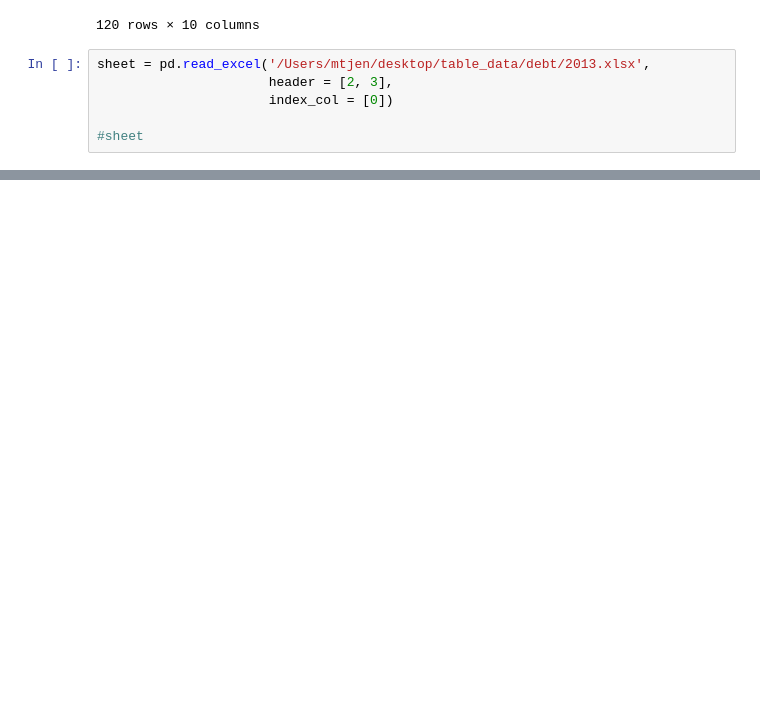
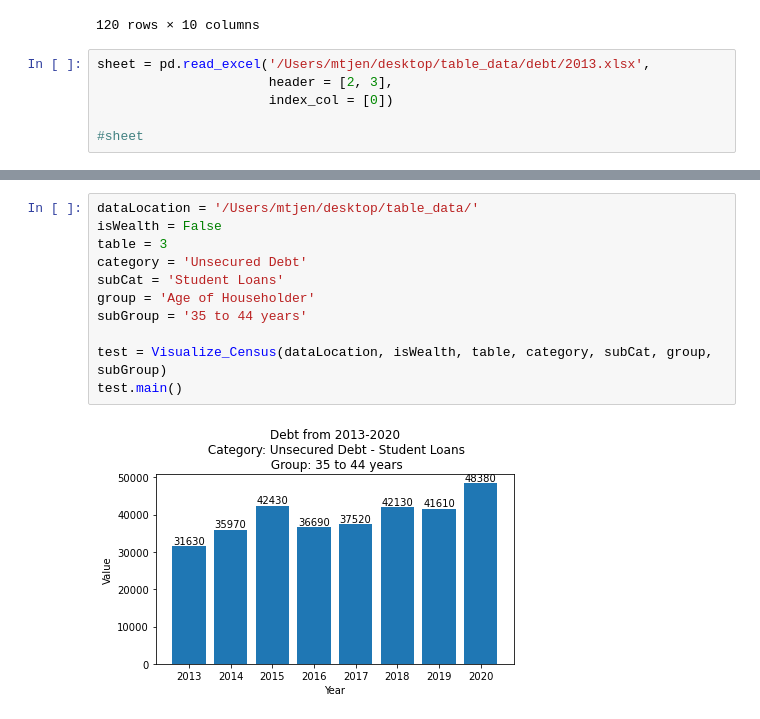
Before and after one commit to Desdaemon/moolah, a Jupyter notebook: ddci/census/project_tables.ipynb, the cells around one changed output, grey strips where cells are left out. Cells and saved outputs as stored; diff of their text form; blank space fills up the shorter version.

```diff
--- a/ddci/census/project_tables.ipynb
+++ b/ddci/census/project_tables.ipynb
@@ -433,0 +436,13 @@ test.main()
+# %%
+dataLocation = '/Users/mtjen/desktop/table_data/'
+isWealth = False
+table = 3
+category = 'Unsecured Debt'
+subCat = 'Student Loans'
+group = 'Age of Householder'
+subGroup = '35 to 44 years'
+
+test = Visualize_Census(dataLocation, isWealth, table, category, subCat, group, subGroup)
+test.main()
+# %% [output]
+[figure, added]
```
Also changed, not shown: parts of 2 cells of this notebook.
